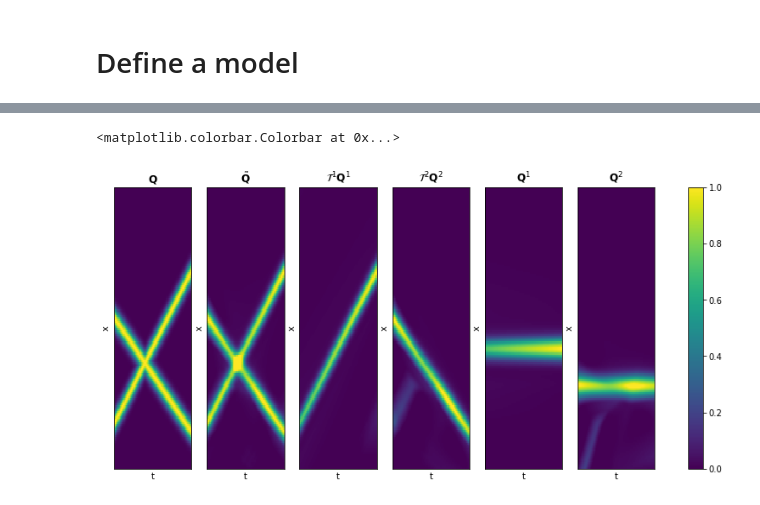
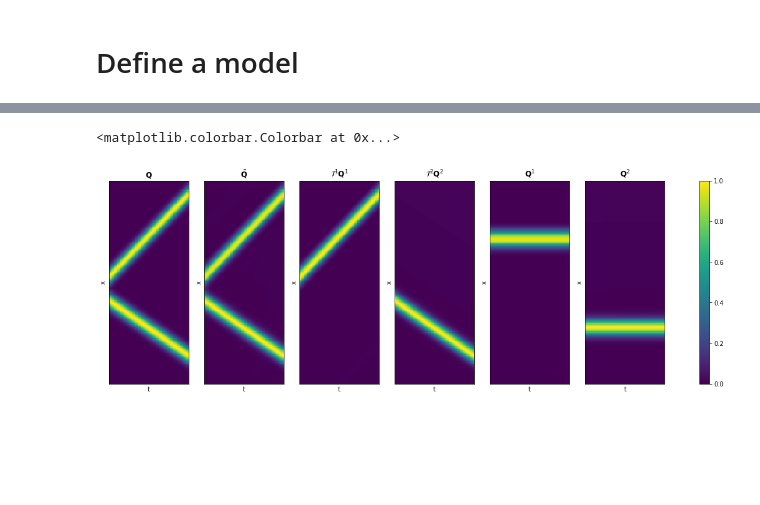
Before and after one commit to beatazor/low-rank-transport, a Jupyter notebook: notebooks/Shape_shift_NN_nuclear_norm.ipynb, the cells around one changed output, grey strips where cells are left out. Saved outputs shown, nothing was run; the diff lists cells and outputs as text; code cells hidden in the pictures; blank space fills up the shorter version.

```diff
--- a/notebooks/Shape_shift_NN_nuclear_norm.ipynb
+++ b/notebooks/Shape_shift_NN_nuclear_norm.ipynb
@@ -18,5 +18,7 @@ from scipy.linalg import cholesky
 # %%
-Nx, Nt, sigma = 150, 75, 1.0
-coefficients1 = [-3,10]#[0,0,-18,2] #[-8,2]
-coefficients2 = [4,-6]#[0.15,0,0.8,-1.5]#[0,3,1]
+Nx, Nt, sigma = 400, 200, 1.0
+coefficients1 = [-7,1]
+coefficients2 = [6,-1]
 seed = 1
+center_matrix1 = 110
+center_matrix2 = 270
@@ -57,7 +52,7 @@ def generate_data(Nx, Nt, coeff1,coeff2, center1, center2, sigma_slope=0.1, sigm
 
     return Q, x, t
 # %%
-Q,x,t = generate_data(Nx, Nt, coefficients1, coefficients2, 40, 70)
+Q,x,t = generate_data(Nx, Nt, coefficients1, coefficients2, center_matrix1, center_matrix2)
 # %%
 plt.imshow(Q, cmap='hot', aspect='auto')
 plt.colorbar()
@@ -165,7 +168,7 @@ init_coefficients2 = [1,1]
 model = ShapeShiftNet(init_coefficients1, init_coefficients2)
 
 torch.manual_seed(seed)
-optimizer = optim.Adam(model.parameters(), lr=0.001)
+optimizer = optim.Adam(model.parameters(), lr=0.01)
 # %%
 Q_tensor = torch.tensor(Q)
 # %%
@@ -191,7 +194,7 @@ for epoch in range(num_epochs + 1):
     shift_coeffs1 = torch.tensor([p.item() for p in model.alphas1])
     shift_coeffs2 = torch.tensor([p.item() for p in model.alphas2])
 
-    if frobenius_loss < 6:
+    if frobenius_loss < 1:
         print("Early stopping is triggered")
         break
 
@@ -225,7 +227,7 @@ Q_tilde = combined.view(Nx, Nt).detach().numpy()
 # with TV lambda=0.01
 #0.01
 
-fig, axs = plt.subplots(1, 6, figsize=(14, 6))
+fig, axs = plt.subplots(1, 6, figsize=(20, 6))
 vmin = np.min(Q)
 vmax = np.max(Q)
 
@@ -258,33 +260,32 @@ axs[2].set_yticks([])
 
 # f^2
 axs[3].pcolor(f2_full.view(Nx,Nt).detach().numpy(), vmin=vmin, vmax=vmax)
 axs[3].set_title(r"$\mathcal{T}^2\mathbf{Q}^2$")
 axs[3].set_xlabel("t")
 axs[3].set_ylabel("x")
 axs[3].set_xticks([])
 axs[3].set_yticks([])
 
 # f^1
 axs[4].pcolor(f1_full_nos.view(Nx,Nt).detach().numpy(), vmin=vmin, vmax=vmax)
 axs[4].set_title(r"$\mathbf{Q}^1$")
 axs[4].set_xlabel("t")
 axs[4].set_ylabel("x")
 axs[4].set_xticks([])
 axs[4].set_yticks([])
 
 # f^2
 cax4 = axs[5].pcolor(f2_full_nos.view(Nx,Nt).detach().numpy(), vmin=vmin, vmax=vmax)
 axs[5].set_title(r"$\mathbf{Q}^2$")
 axs[5].set_xlabel("t")
 axs[5].set_ylabel("x")
 axs[5].set_xticks([])
 axs[5].set_yticks([])
 #axs[4].set_xlabel('Time ($t_j$)')
 #axs[4].set_ylabel('Position ($x_i$)')
 
 plt.colorbar(cax4, ax=axs.ravel().tolist(), orientation='vertical')
-#tikzplotlib.save("shape_shift_2_frames_4degree.tex")
 # %% [output]
 <matplotlib.colorbar.Colorbar at 0x...>
-[figure, old version]
+[figure, new version]
 # %%
```
Also changed, not shown: parts of 7 cells of this notebook, 1 other file.
